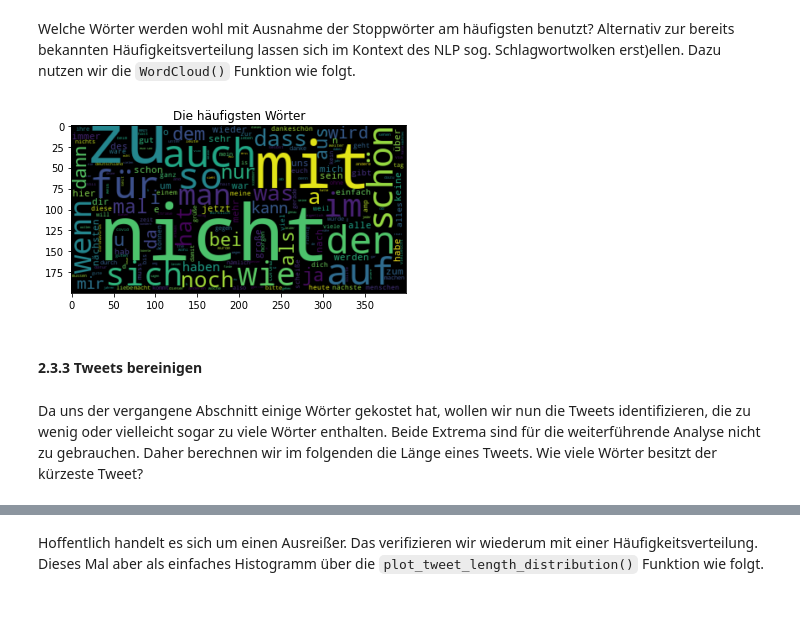
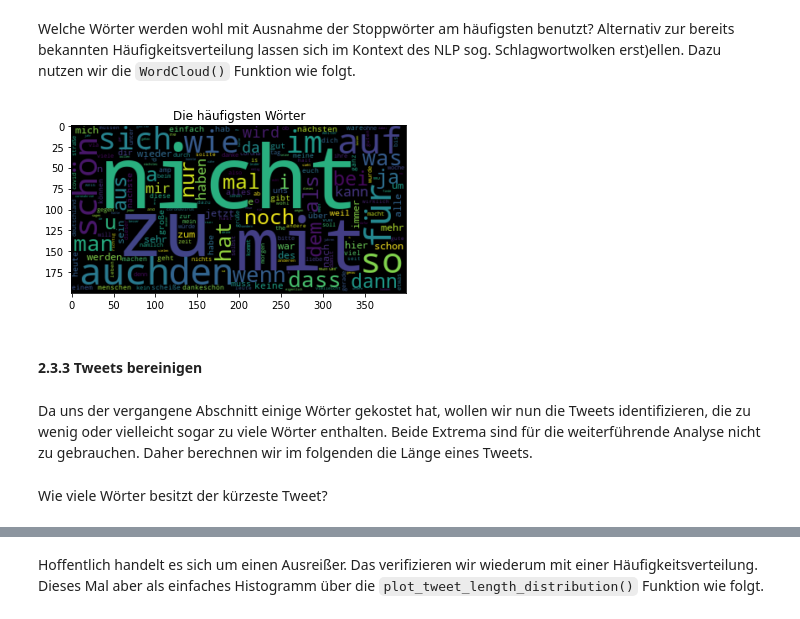
Before and after one commit to orca-nrw/lernmodul-texte, a Jupyter notebook: index.ipynb, the cells around one changed output, grey strips where cells are left out. Saved outputs shown, nothing was run; the diff lists cells and outputs as text; code cells hidden in the pictures.

```diff
--- a/index.ipynb
+++ b/index.ipynb
@@ -193,3 +199,5 @@ Text(0.5, 0, '2020')
+# %%
+twitter = twitter.drop(twitter[pd.DatetimeIndex(twitter['created_at']).year < 2020].index).reset_index(drop=True)
 # %% [markdown]
 Das Merkmal _lang_ schauen wir uns als nächstes an. Welche Sprachen sind vertreten?
 # %%
@@ -304,7 +318,7 @@ texte_lm.show_task(5)
 [interactive output not drawn]
 [interactive output not drawn]
 # %%
-expression = '[^a-zA-ZäöüßÄÖU\s]'
+expression = '[^a-zA-ZäöüßÄÖÜ\s]'
 tweets = tweets.replace(regex={expression : ''})
 tweets.iloc[-1]
 # %% [output]
@@ -459,12 +474,11 @@ Welche Wörter werden wohl mit Ausnahme der Stoppwörter am häufigsten benutzt?
 from wordcloud import WordCloud
 wc = WordCloud()
 # %%
-plt.imshow(wc.generate_from_frequencies(FreqDist(all_words)), interpolation="bilinear")
-plt.title('Die häufigsten Wörter')
-plt.show()
+most_common_words = wc.generate_from_frequencies(FreqDist(all_words))
+vf.plot_image(most_common_words, 'Die häufigsten Wörter')
 # %% [output]
-[figure, old version]
+[figure, new version]
 # %% [markdown]
 #### 2.3.3 Tweets bereinigen
 # %% [markdown]
-Da uns der vergangene Abschnitt einige Wörter gekostet hat, wollen wir nun die Tweets identifizieren, die zu wenig oder vielleicht sogar zu viele Wörter enthalten. Beide Extrema sind für die weiterführende Analyse nicht zu gebrauchen. Daher berechnen wir im folgenden die Länge eines Tweets. Wie viele Wörter besitzt der kürzeste Tweet?
+Da uns der vergangene Abschnitt einige Wörter gekostet hat, wollen wir nun die Tweets identifizieren, die zu wenig oder vielleicht sogar zu viele Wörter enthalten. Beide Extrema sind für die weiterführende Analyse nicht zu gebrauchen. Daher berechnen wir im folgenden die Länge eines Tweets.
@@ -471,3 +487,5 @@ Da uns der vergangene Abschnitt einige Wörter gekostet hat, wollen wir nun die
+# %% [markdown]
+ Wie viele Wörter besitzt der kürzeste Tweet?
 # %%
 #hideInput
 texte_lm.show_task(9)
```
Also changed, not shown: parts of 55 cells of this notebook, 3 other files.
